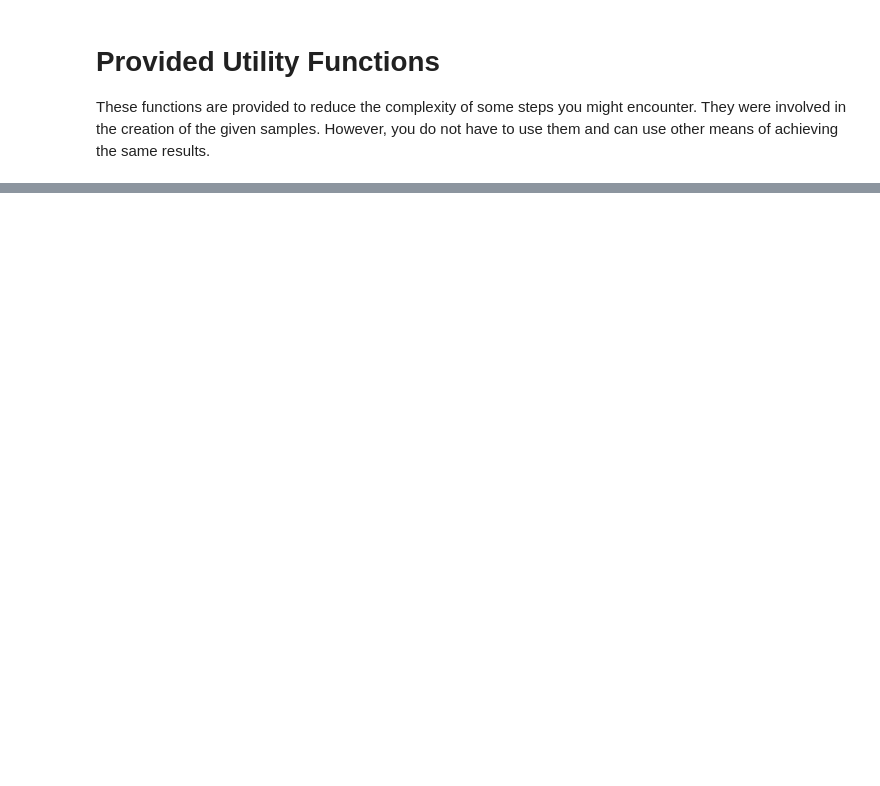
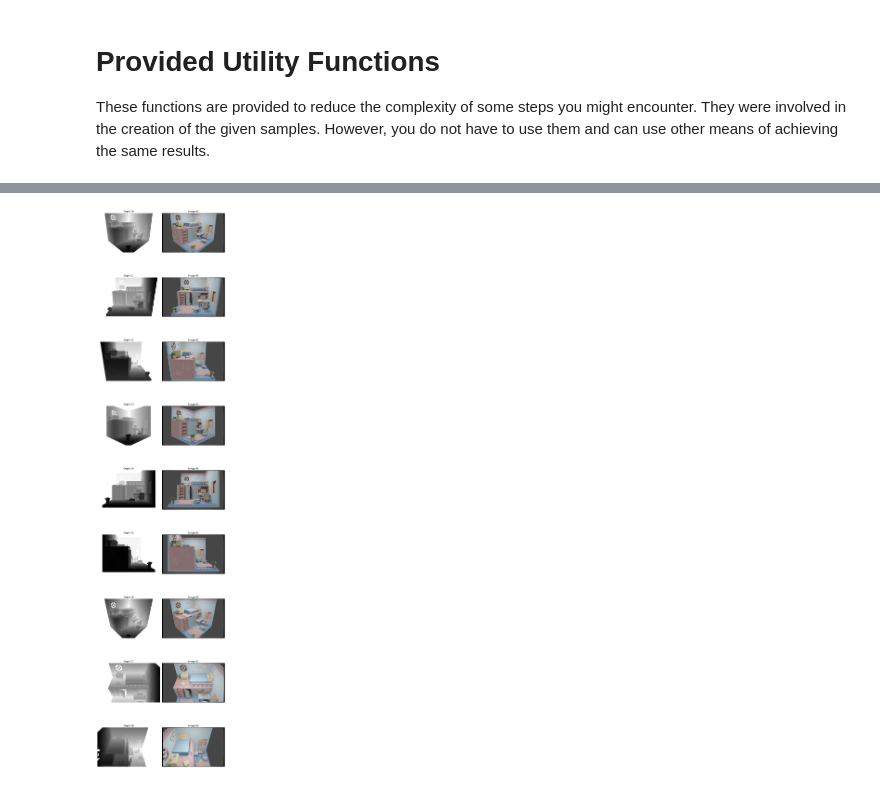
Before and after one commit to RohanGd/3dCV-exercise, a Jupyter notebook: project.ipynb, the cells around one changed output, grey strips where cells are left out. Drawn from its saved outputs; the diff is of its cells as text; code cells hidden in the pictures; blank space fills up the shorter version.

```diff
--- a/project.ipynb
+++ b/project.ipynb
@@ -227,0 +295,24 @@ print(example_source[2, 1, 2], "->", np.unique(example_target[:, :, 2]))
+# %%
+plt.figure(figsize=(10, 45))  # Adjust the figure size as needed
+
+for i in range(9):
+    img_path_i = os.path.join(img_path, f'{i:02d}.png')
+    depth_path_i = os.path.join(depth_path, f'{i:02d}.png')
+
+    img_i = cv.imread(img_path_i)
+    depth_i = cv.imread(depth_path_i, cv.IMREAD_UNCHANGED)
+
+    plt.subplot(9, 2, 2 * i + 1)
+    plt.imshow(depth_i, cmap='gray')
+    plt.title(f'Depth {i:02d}')
+    plt.axis('off')
+
+    plt.subplot(9, 2, 2 * i + 2)
+    plt.imshow(cv.cvtColor(img_i, cv.COLOR_BGR2RGB))
+    plt.title(f'Image {i:02d}')
+    plt.axis('off')
+
+plt.tight_layout()
+plt.show()
+# %% [output]
+[figure, added]
```
Also changed, not shown: parts of 6 cells of this notebook.
